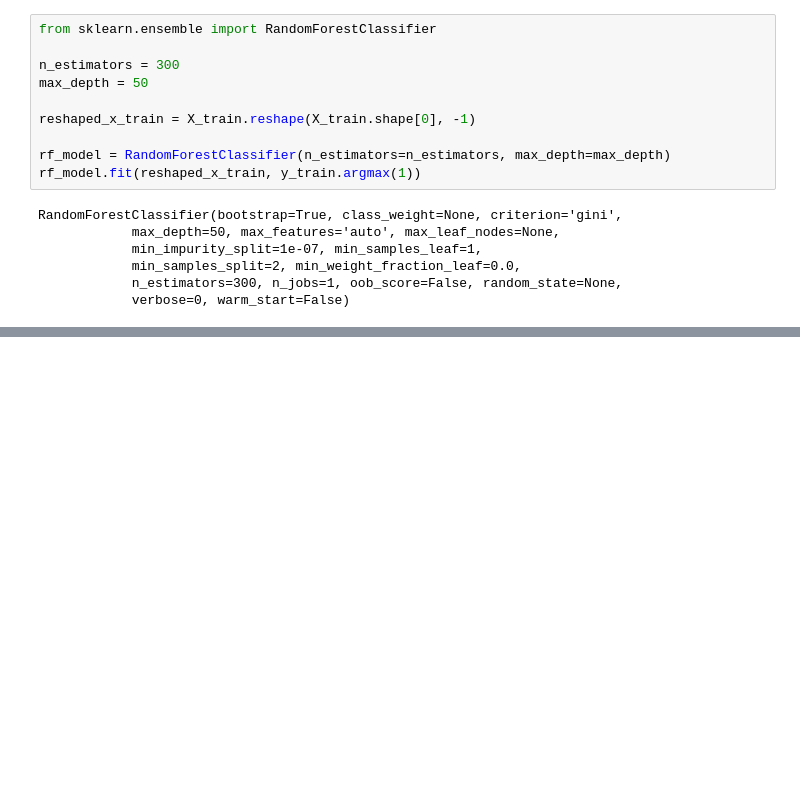
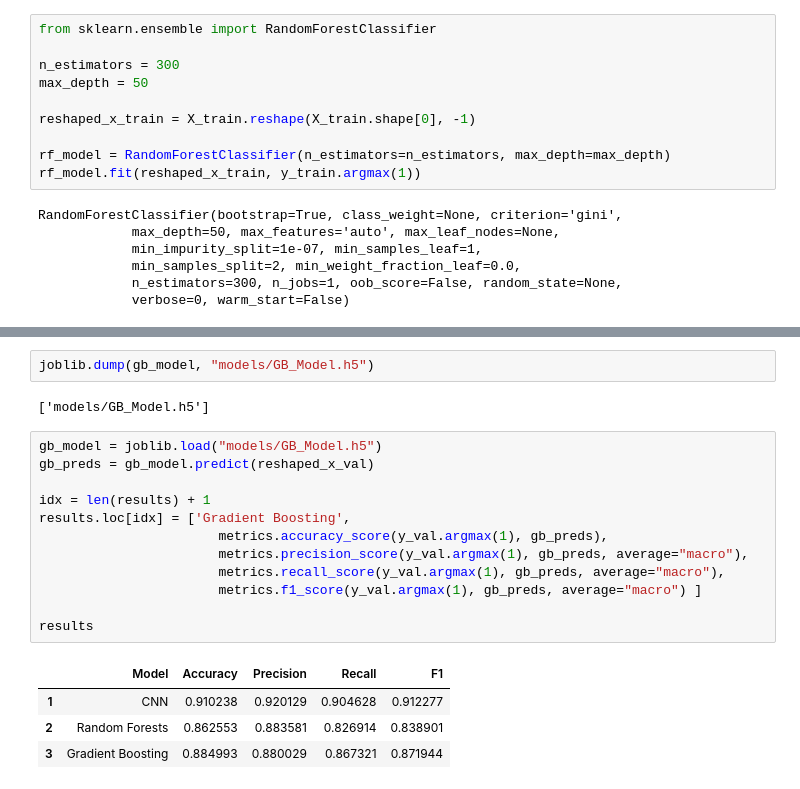
Before and after one commit to DeluxeAlonso/plant-seedlings-classification, a Jupyter notebook: models_comparison.ipynb, the cells around one changed output, grey strips where cells are left out. Cells and saved outputs as stored; diff of their text form; blank space fills up the shorter version.

Commit message:
Models comparison

```diff
--- a/models_comparison.ipynb
+++ b/models_comparison.ipynb
@@ -191,0 +220,21 @@ results
+# %%
+joblib.dump(gb_model, "models/GB_Model.h5")
+# %% [output]
+['models/GB_Model.h5']
+# %%
+gb_model = joblib.load("models/GB_Model.h5")
+gb_preds = gb_model.predict(reshaped_x_val)
+
+idx = len(results) + 1
+results.loc[idx] = ['Gradient Boosting',
+                       metrics.accuracy_score(y_val.argmax(1), gb_preds),
+                       metrics.precision_score(y_val.argmax(1), gb_preds, average="macro"),
+                       metrics.recall_score(y_val.argmax(1), gb_preds, average="macro"),
+                       metrics.f1_score(y_val.argmax(1), gb_preds, average="macro") ]
+
+results
+# %% [output]
+|  | Model | Accuracy | Precision | Recall | F1 |
+| 1 | CNN | 0.910238 | 0.920129 | 0.904628 | 0.912277 |
+| 2 | Random Forests | 0.862553 | 0.883581 | 0.826914 | 0.838901 |
+| 3 | Gradient Boosting | 0.884993 | 0.880029 | 0.867321 | 0.871944 |
```
Also changed, not shown: parts of 9 cells of this notebook.
